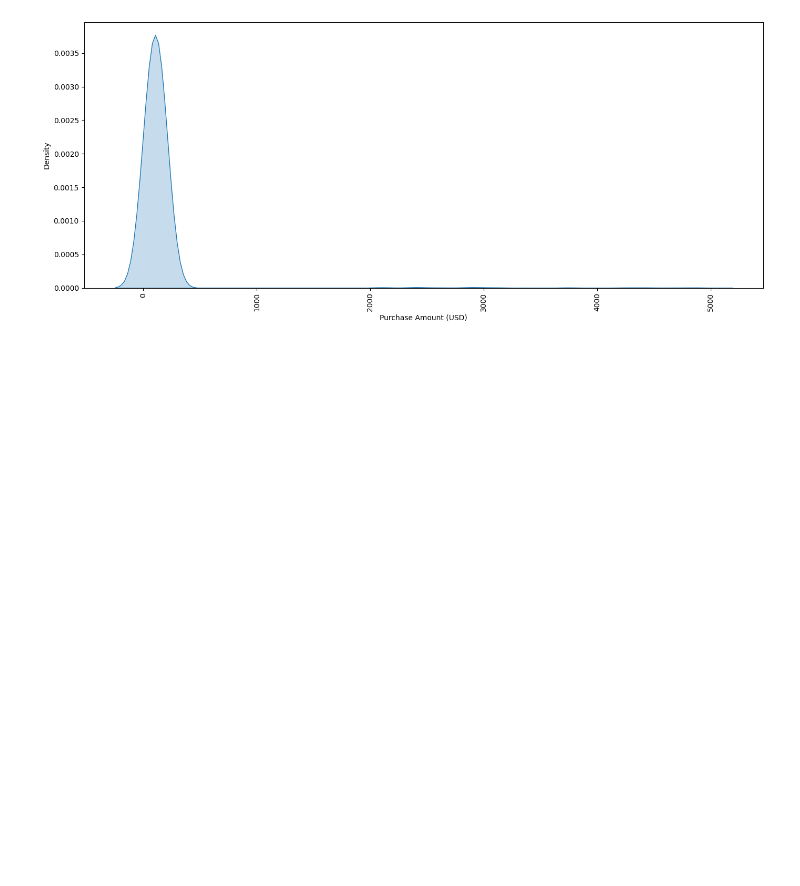
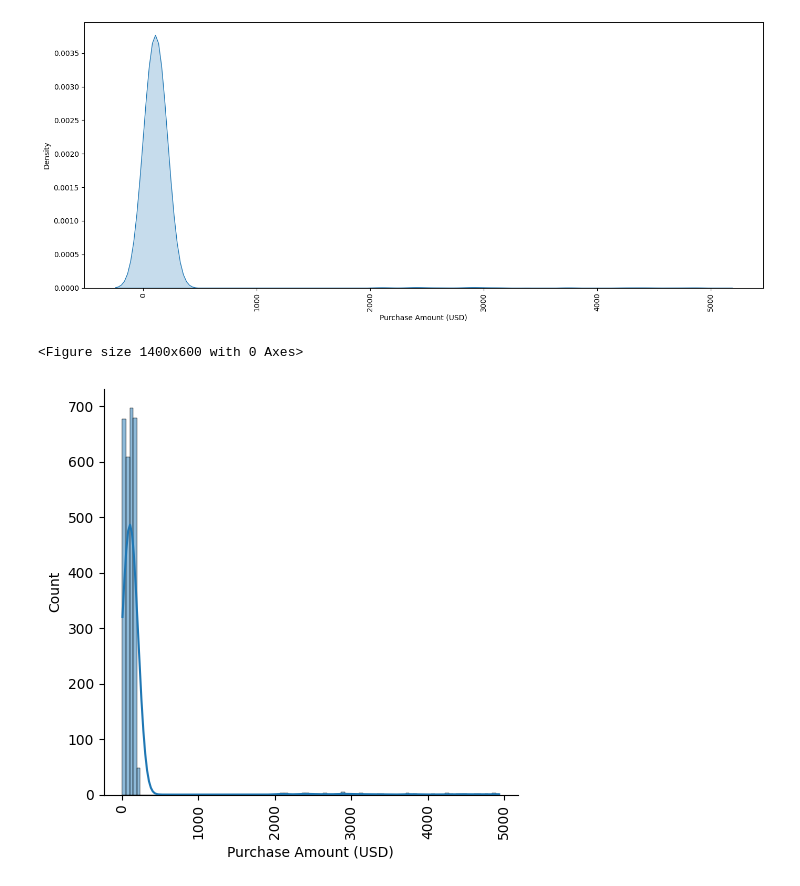
Before and after one commit to T-REX-C0DER/Data-Visualization-with-Python, a Jupyter notebook: Seaborn.ipynb, the cells around one changed output. Saved outputs shown, nothing was run; the diff lists cells and outputs as text; code cells hidden in the pictures; blank space fills up the shorter version.

Commit message:
displot

```diff
--- a/Seaborn.ipynb
+++ b/Seaborn.ipynb
@@ -46,3 +46,14 @@ plt.tight_layout()
 plt.show()
 # %% [output]
 [figure]
+# %%
+# Displot
+
+plt.figure(figsize=(14,6))
+sns.displot(data=df , x = 'Purchase Amount (USD)', kde=True)
+plt.xticks(rotation=90)
+plt.tight_layout()
+plt.show()
+# %% [output]
+<Figure size 1400x600 with 0 Axes>
+[figure, added]
```
